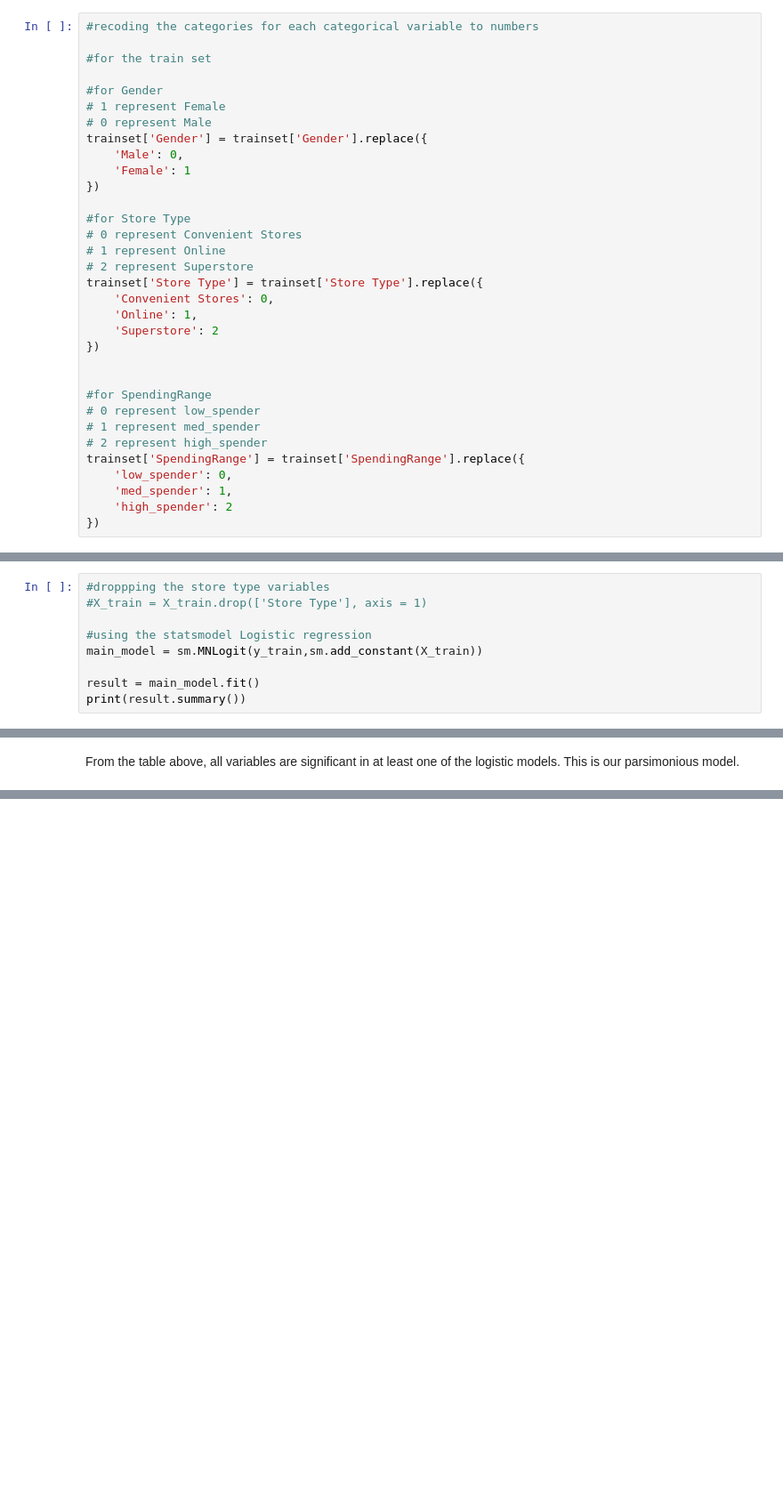
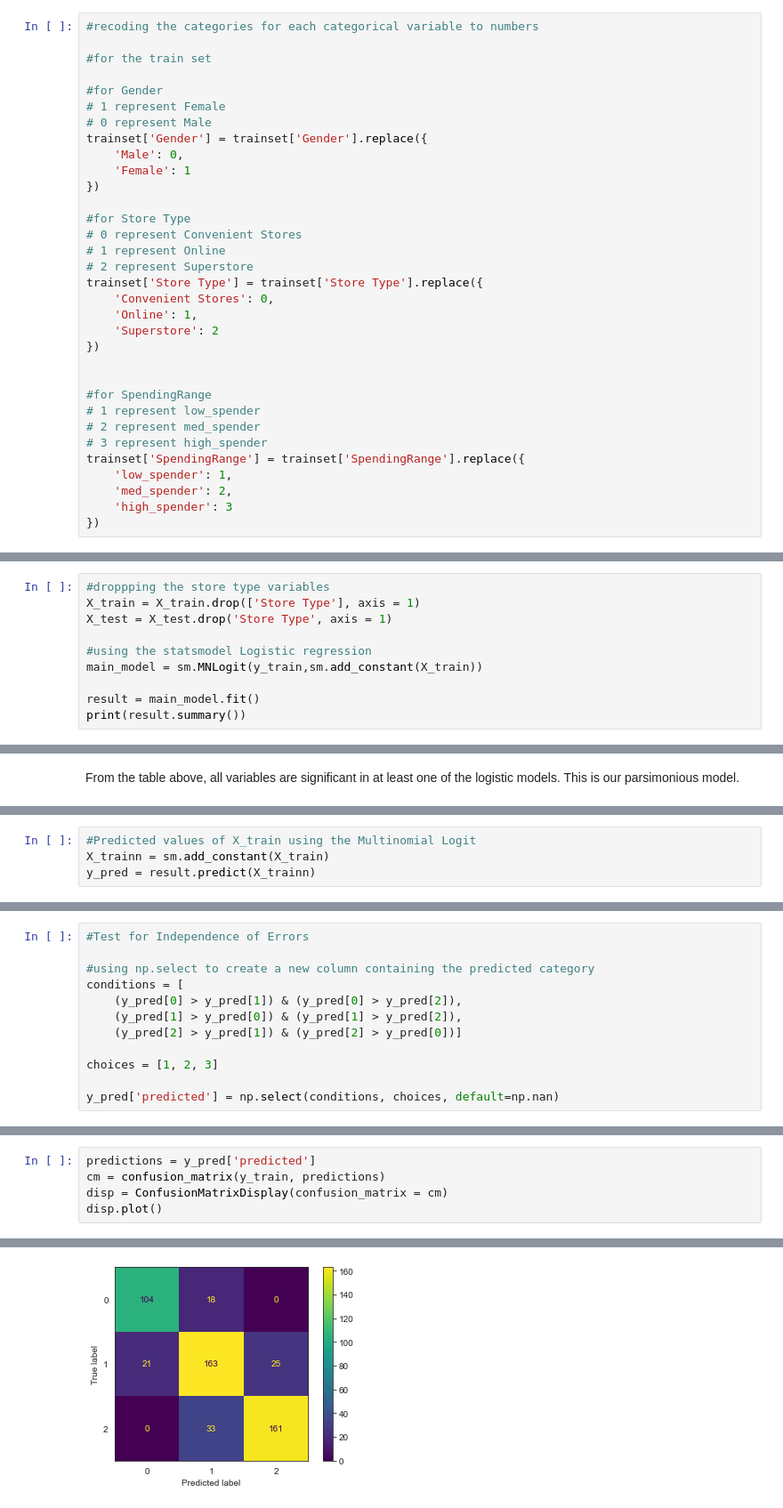
Before and after one commit to ehadsaloF/Multinomial-Logistic-Regression, a Jupyter notebook: Logistic_Regression.ipynb, the cells around one changed output, grey strips where cells are left out. Shown: that part at 89% size. Saved outputs shown, nothing was run; the diff lists cells and outputs as text; blank space fills up the shorter version.

Commit message:
Evaluated the model on the train and test set

```diff
--- a/Logistic_Regression.ipynb
+++ b/Logistic_Regression.ipynb
@@ -243,13 +241,13 @@ trainset['Store Type'] = trainset['Store Type'].replace({
 
 
 #for SpendingRange
-# 0 represent low_spender
-# 1 represent med_spender
-# 2 represent high_spender
+# 1 represent low_spender
+# 2 represent med_spender
+# 3 represent high_spender
 trainset['SpendingRange'] = trainset['SpendingRange'].replace({
-    'low_spender': 0,
-    'med_spender': 1,
-    'high_spender': 2
+    'low_spender': 1,
+    'med_spender': 2,
+    'high_spender': 3
 })
 # %%
 #for the test set
@@ -425,7 +423,8 @@ Only the store type is insignificant in our model.
 The parsimonious model is obtained by removing the most insignificant variables and re-estimating the model until all variables are significant in at least one logisitic model.
 # %%
 #droppping the store type variables
-#X_train = X_train.drop(['Store Type'], axis = 1)
+X_train = X_train.drop(['Store Type'], axis = 1)
+X_test = X_test.drop('Store Type', axis = 1)
 
 #using the statsmodel Logistic regression
 main_model = sm.MNLogit(y_train,sm.add_constant(X_train))
@@ -463,0 +458,4 @@ TypeError: predict() got multiple values for argument 'exog'
+# %%
+#Predicted values of X_train using the Multinomial Logit
+X_trainn = sm.add_constant(X_train)
+y_pred = result.predict(X_trainn)
@@ -463,0 +466,12 @@ TypeError: predict() got multiple values for argument 'exog'
+# %%
+#Test for Independence of Errors
+
+#using np.select to create a new column containing the predicted category
+conditions = [
+    (y_pred[0] > y_pred[1]) & (y_pred[0] > y_pred[2]),
+    (y_pred[1] > y_pred[0]) & (y_pred[1] > y_pred[2]),
+    (y_pred[2] > y_pred[1]) & (y_pred[2] > y_pred[0])]
+
+choices = [1, 2, 3]
+
+y_pred['predicted'] = np.select(conditions, choices, default=np.nan)
@@ -472,0 +525,6 @@ pd.DataFrame({'variables':X_train.columns[1:],
+# %%
+predictions = y_pred['predicted']
+cm = confusion_matrix(y_train, predictions)
+disp = ConfusionMatrixDisplay(confusion_matrix = cm)
+disp.plot()
+# %% [output]
@@ -472,0 +532 @@ pd.DataFrame({'variables':X_train.columns[1:],
+[figure, added]
```
Also changed, not shown: parts of 22 cells of this notebook.
